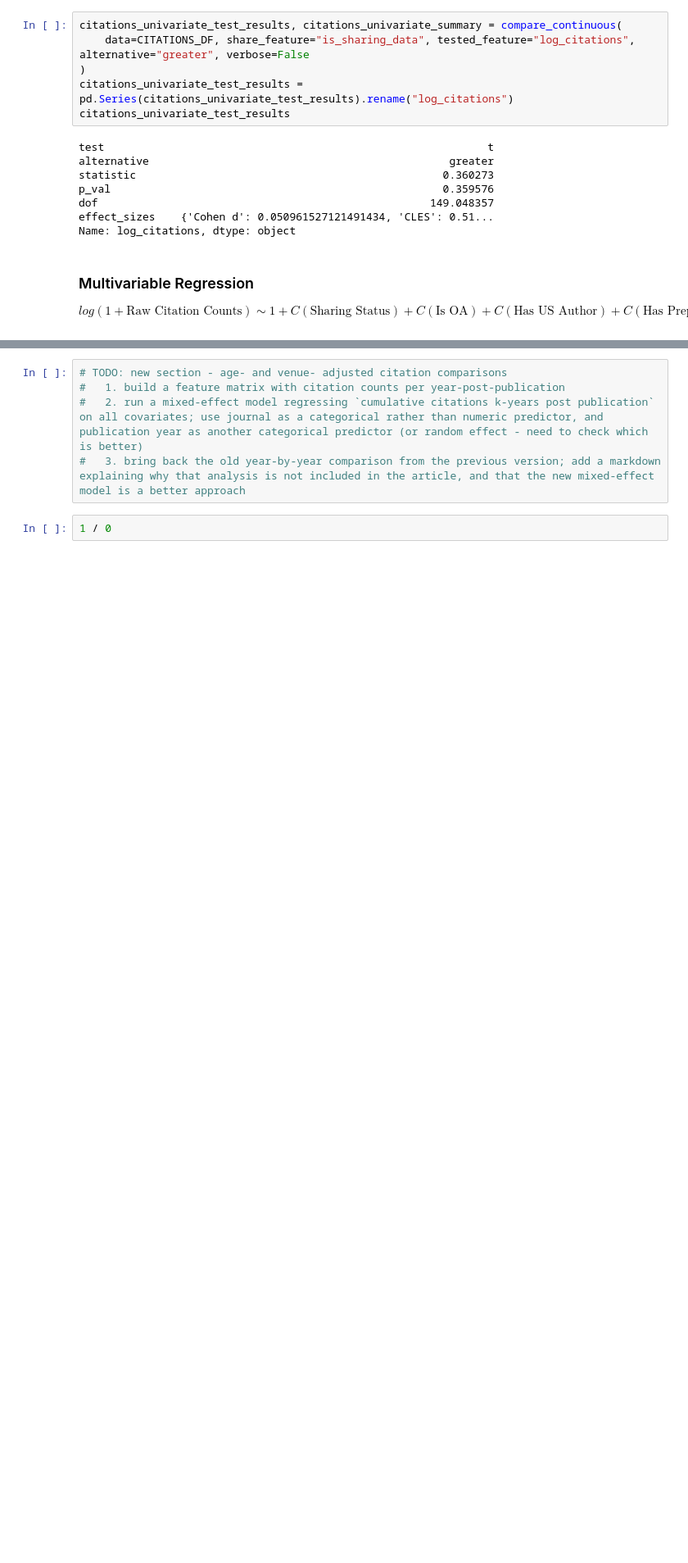
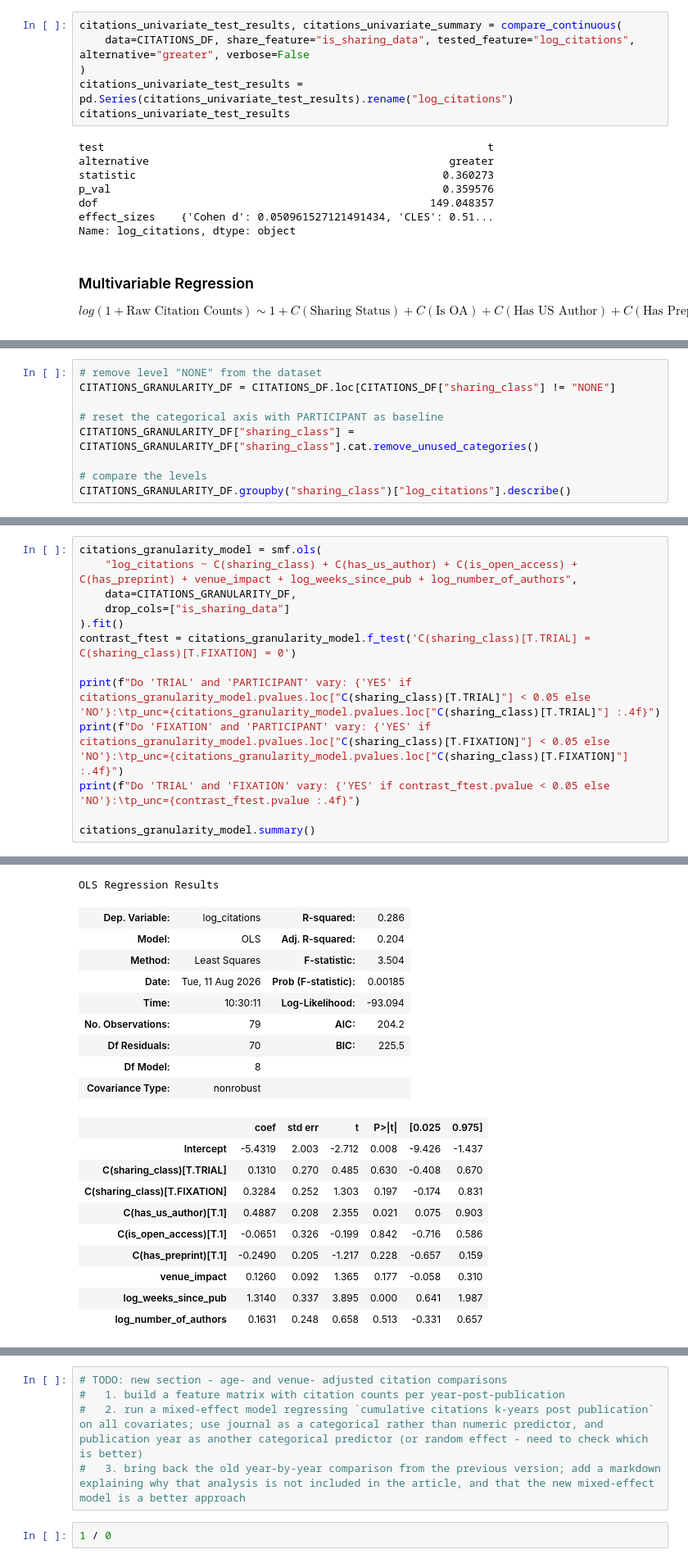
Before and after one commit to JonNir1/eye_movement_data_sharing, a Jupyter notebook: citations_for_data_sharing.ipynb, the cells around one changed output, grey strips where cells are left out. Shown at 82% size. Saved outputs shown, nothing was run; the diff lists cells and outputs as text; blank space fills up the shorter version.

```diff
--- a/citations_for_data_sharing.ipynb
+++ b/citations_for_data_sharing.ipynb
@@ -1501,0 +1509,9 @@ Notes:
+# %%
+# remove level "NONE" from the dataset
+CITATIONS_GRANULARITY_DF = CITATIONS_DF.loc[CITATIONS_DF["sharing_class"] != "NONE"]
+
+# reset the categorical axis with PARTICIPANT as baseline
+CITATIONS_GRANULARITY_DF["sharing_class"] = CITATIONS_GRANULARITY_DF["sharing_class"].cat.remove_unused_categories()
+
+# compare the levels
+CITATIONS_GRANULARITY_DF.groupby("sharing_class")["log_citations"].describe()
@@ -1501,0 +1537,14 @@ Notes:
+# %%
+citations_granularity_model = smf.ols(
+    "log_citations ~ C(sharing_class) + C(has_us_author) + C(is_open_access) + C(has_preprint) + venue_impact + log_weeks_since_pub + log_number_of_authors",
+    data=CITATIONS_GRANULARITY_DF,
+    drop_cols=["is_sharing_data"]
+).fit()
+contrast_ftest = citations_granularity_model.f_test('C(sharing_class)[T.TRIAL] = C(sharing_class)[T.FIXATION] = 0')
+
+print(f"Do 'TRIAL' and 'PARTICIPANT' vary: {'YES' if citations_granularity_model.pvalues.loc["C(sharing_class)[T.TRIAL]"] < 0.05 else 'NO'}:\tp_unc={citations_granularity_model.pvalues.loc["C(sharing_class)[T.TRIAL]"] :.4f}")
+print(f"Do 'FIXATION' and 'PARTICIPANT' vary: {'YES' if citations_granularity_model.pvalues.loc["C(sharing_class)[T.FIXATION]"] < 0.05 else 'NO'}:\tp_unc={citations_granularity_model.pvalues.loc["C(sharing_class)[T.FIXATION]"] :.4f}")
+print(f"Do 'TRIAL' and 'FIXATION' vary: {'YES' if contrast_ftest.pvalue < 0.05 else 'NO'}:\tp_unc={contrast_ftest.pvalue :.4f}")
+
+citations_granularity_model.summary()
+# %% [output]
@@ -1501,0 +1554,20 @@ Notes:
+OLS Regression Results
+| Dep. Variable: | log_citations | R-squared: | 0.286 |
+| Model: | OLS | Adj. R-squared: | 0.204 |
+| Method: | Least Squares | F-statistic: | 3.504 |
+| Date: | Tue, 11 Aug 2026 | Prob (F-statistic): | 0.00185 |
+| Time: | 10:30:11 | Log-Likelihood: | -93.094 |
+| No. Observations: | 79 | AIC: | 204.2 |
+| Df Residuals: | 70 | BIC: | 225.5 |
+| Df Model: | 8 |  |  |
+| Covariance Type: | nonrobust |  |  |
+|  | coef | std err | t | P>|t| | [0.025 | 0.975] |
+| Intercept | -5.4319 | 2.003 | -2.712 | 0.008 | -9.426 | -1.437 |
+| C(sharing_class)[T.TRIAL] | 0.1310 | 0.270 | 0.485 | 0.630 | -0.408 | 0.670 |
+| C(sharing_class)[T.FIXATION] | 0.3284 | 0.252 | 1.303 | 0.197 | -0.174 | 0.831 |
+| C(has_us_author)[T.1] | 0.4887 | 0.208 | 2.355 | 0.021 | 0.075 | 0.903 |
+| C(is_open_access)[T.1] | -0.0651 | 0.326 | -0.199 | 0.842 | -0.716 | 0.586 |
+| C(has_preprint)[T.1] | -0.2490 | 0.205 | -1.217 | 0.228 | -0.657 | 0.159 |
+| venue_impact | 0.1260 | 0.092 | 1.365 | 0.177 | -0.058 | 0.310 |
+| log_weeks_since_pub | 1.3140 | 0.337 | 3.895 | 0.000 | 0.641 | 1.987 |
+| log_number_of_authors | 0.1631 | 0.248 | 0.658 | 0.513 | -0.331 | 0.657 |
```
Also changed, not shown: parts of 12 cells of this notebook.
